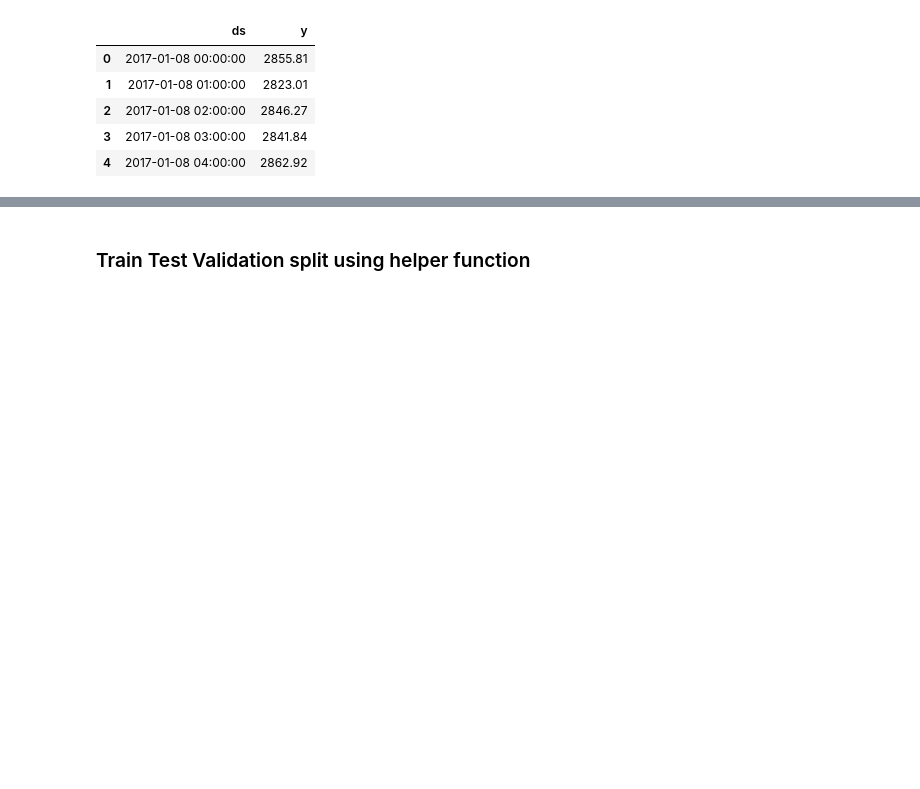
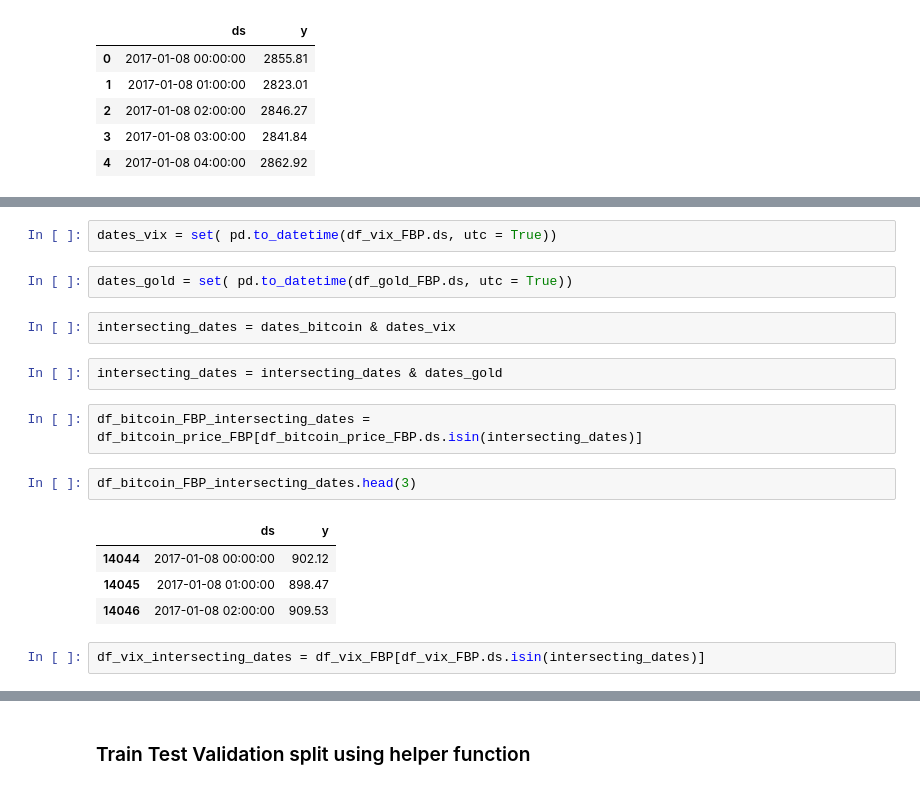
Before and after one commit to MohammadBakir/Bitcoin-Price-Prediction, a Jupyter notebook: time_series/time_series.ipynb, the cells around one changed output, grey strips where cells are left out. Cells and saved outputs as stored; diff of their text form; blank space fills up the shorter version.

```diff
--- a/time_series/time_series.ipynb
+++ b/time_series/time_series.ipynb
@@ -241,0 +246,19 @@ df_gold_FBP.head()
+# %%
+dates_vix = set( pd.to_datetime(df_vix_FBP.ds, utc = True))
+# %%
+dates_gold = set( pd.to_datetime(df_gold_FBP.ds, utc = True))
+# %%
+intersecting_dates = dates_bitcoin & dates_vix
+# %%
+intersecting_dates = intersecting_dates & dates_gold
+# %%
+df_bitcoin_FBP_intersecting_dates = df_bitcoin_price_FBP[df_bitcoin_price_FBP.ds.isin(intersecting_dates)]
+# %%
+df_bitcoin_FBP_intersecting_dates.head(3)
+# %% [output]
+|  | ds | y |
+| 14044 | 2017-01-08 00:00:00 | 902.12 |
+| 14045 | 2017-01-08 01:00:00 | 898.47 |
+| 14046 | 2017-01-08 02:00:00 | 909.53 |
+# %%
+df_vix_intersecting_dates = df_vix_FBP[df_vix_FBP.ds.isin(intersecting_dates)]
```
Also changed, not shown: parts of 15 cells of this notebook.
